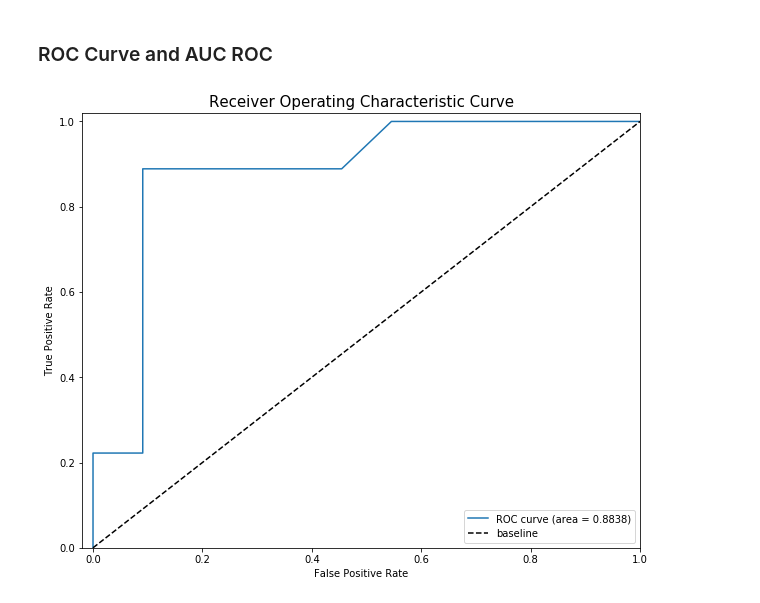
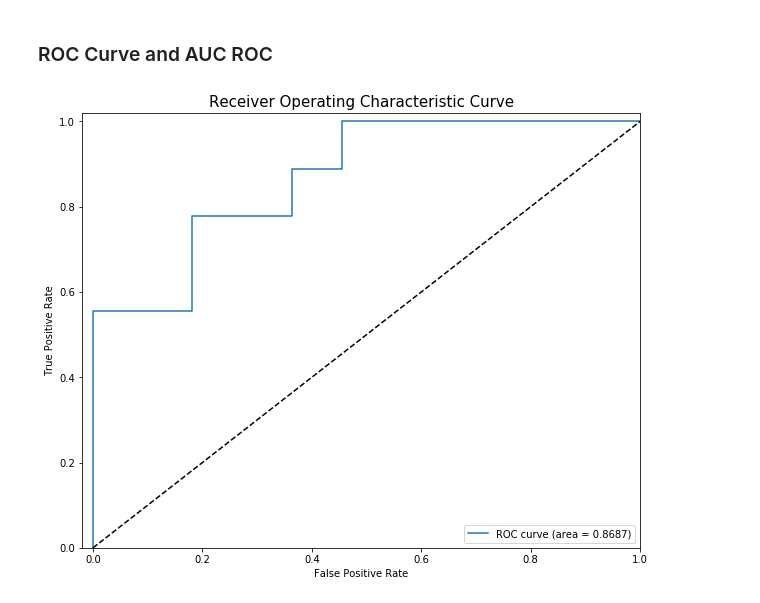
Before and after one commit to FredaXin/client_project, a Jupyter notebook: code/modeling_option_1.ipynb, the cells around one changed output. Cells and saved outputs as stored; diff of their text form; code cells hidden in the pictures.

```diff
--- a/code/modeling_option_1.ipynb
+++ b/code/modeling_option_1.ipynb
@@ -227,12 +216,14 @@ Our baseline score is 55%, indicating that we were to blindly predict that each
 # %%
+# Setting up the pipeline for Logistic Regression modeling
+
 pipe = Pipeline(steps=[
     ('ss', StandardScaler()),
     ('lr', LogisticRegression(solver='liblinear'))
 ])
 
 pipe_params ={
-    'lr__C': [0.0001, .001, .01],
-    'lr__penalty' : ['l1', 'l2']
+    'lr__C': [.00001, .0001, 0.0005, .001, .01],
+    'lr__penalty' : ['l2', 'l1']
     }
 
 gs_lr = GridSearchCV(pipe,
@@ -570,18 +594,21 @@ y_pred_proba = gs_rf.predict_proba(X_test_sc)
+# %%
+# We establish the probabilities to be used to create the ROC curve
+y_pred_proba = gs_lr.predict_proba(X_test)
 # %%
 # Reference: https://scikit-learn.org/stable/modules/generated/sklearn.metrics.roc_curve.html#sklearn.metrics.roc_curve
 fpr, tpr, _= roc_curve(y_test, y_pred_proba[:,1])
 roc_auc = auc(fpr, tpr)
 
 
 # Plot of a ROC curve for a specific class
 plt.figure(figsize = (10,8))
 plt.plot(fpr, tpr, label='ROC curve (area = %0.4f)' % roc_auc)
-plt.plot([0, 1], [0, 1], 'k--', label='baseline')
+plt.plot([0, 1], [0, 1], 'k--')
 plt.xlim([-0.02, 1.0])
 plt.ylim([0.0, 1.02])
 plt.xlabel('False Positive Rate')
 plt.ylabel('True Positive Rate')
 plt.title('Receiver Operating Characteristic Curve', fontsize=15)
 plt.legend(loc="lower right");
 # %% [output]
-[figure, old version]
+[figure, new version]
```
Also changed, not shown: parts of 120 cells of this notebook.
